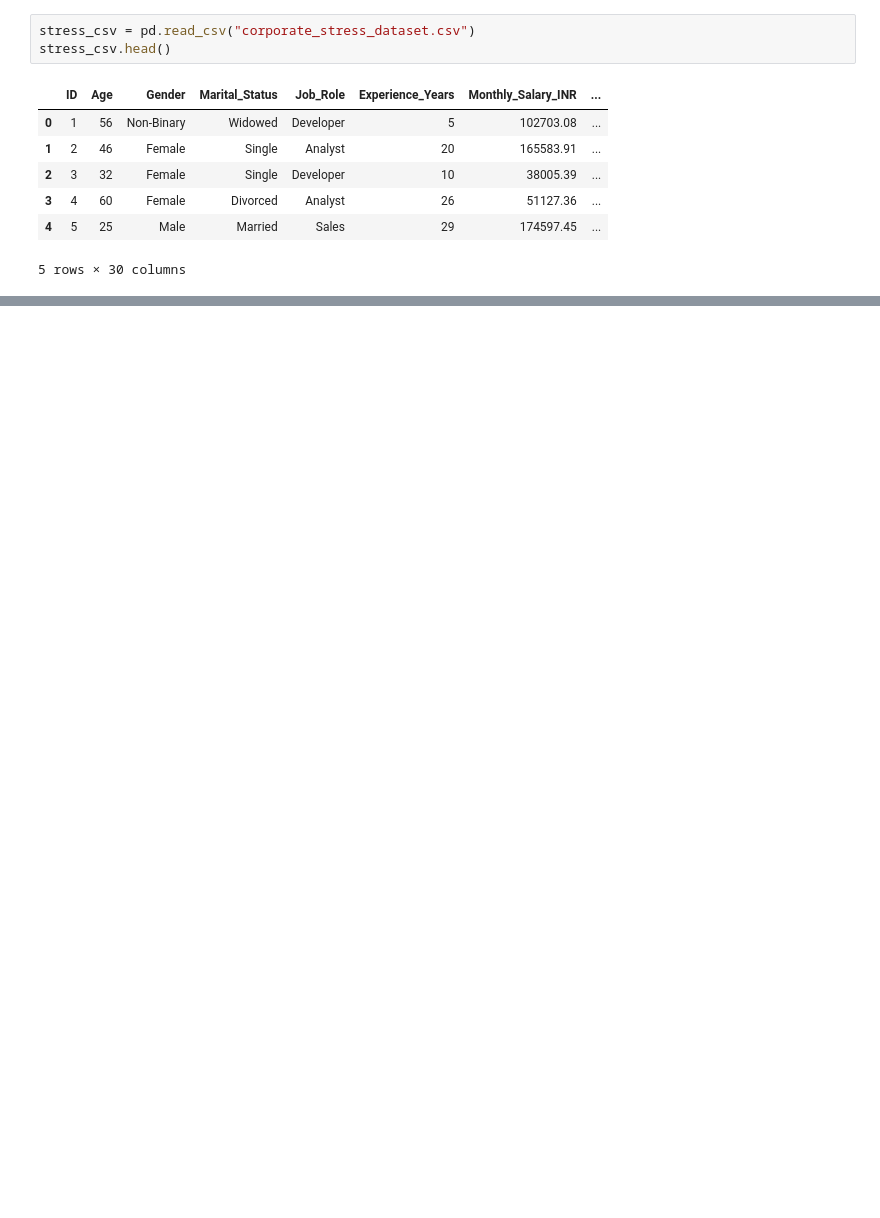
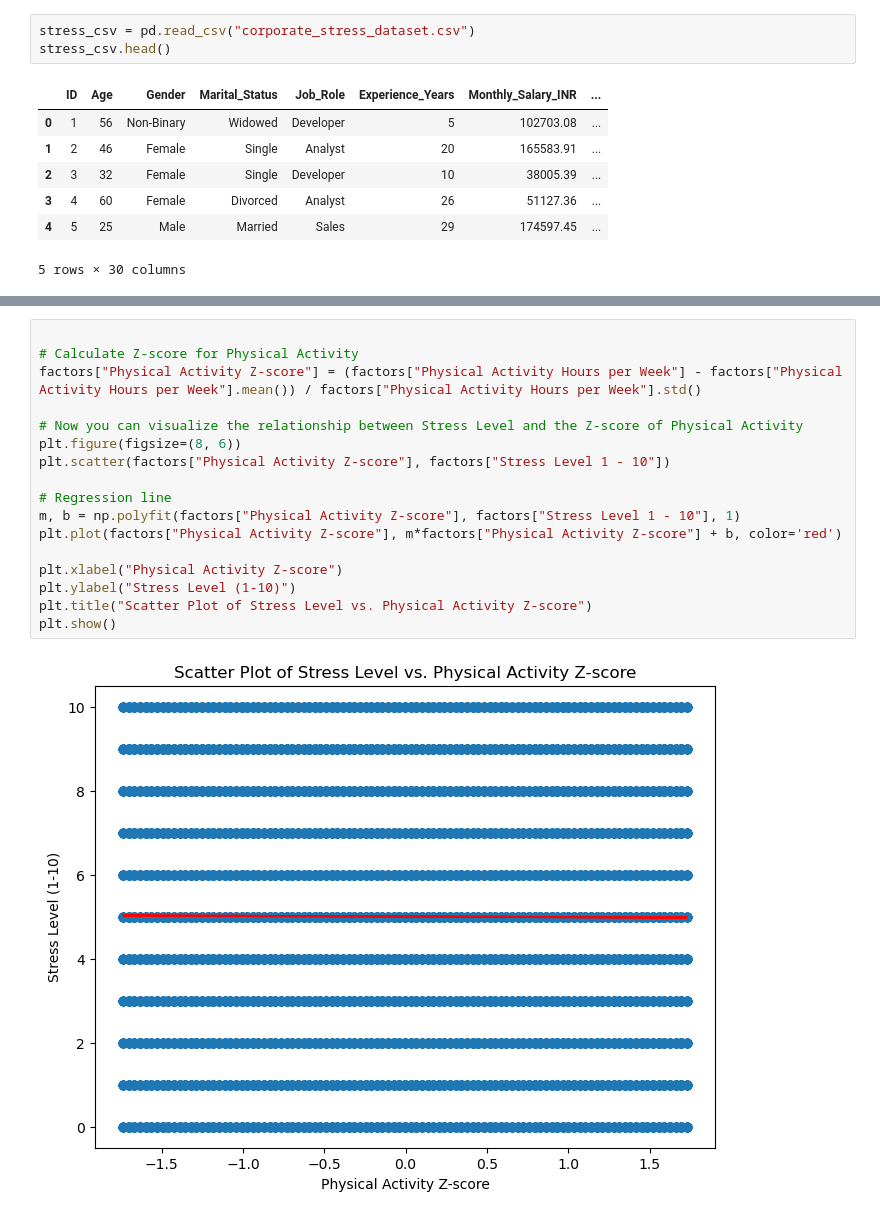
Before and after one commit to eliu14/project_1, a Jupyter notebook: project_code.ipynb, the cells around one changed output, grey strips where cells are left out. Drawn from its saved outputs; the diff is of its cells as text; blank space fills up the shorter version.

```diff
--- a/project_code.ipynb
+++ b/project_code.ipynb
@@ -17,0 +60,19 @@ stress_csv.head()
+# %%
+
+# Calculate Z-score for Physical Activity
+factors["Physical Activity Z-score"] = (factors["Physical Activity Hours per Week"] - factors["Physical Activity Hours per Week"].mean()) / factors["Physical Activity Hours per Week"].std()
+
+# Now you can visualize the relationship between Stress Level and the Z-score of Physical Activity
+plt.figure(figsize=(8, 6))
+plt.scatter(factors["Physical Activity Z-score"], factors["Stress Level 1 - 10"])
+
+# Regression line
+m, b = np.polyfit(factors["Physical Activity Z-score"], factors["Stress Level 1 - 10"], 1)
+plt.plot(factors["Physical Activity Z-score"], m*factors["Physical Activity Z-score"] + b, color='red')
+
+plt.xlabel("Physical Activity Z-score")
+plt.ylabel("Stress Level (1-10)")
+plt.title("Scatter Plot of Stress Level vs. Physical Activity Z-score")
+plt.show()
+# %% [output]
+[figure, added]
```
Also changed, not shown: parts of 4 cells of this notebook, 1 other file.
